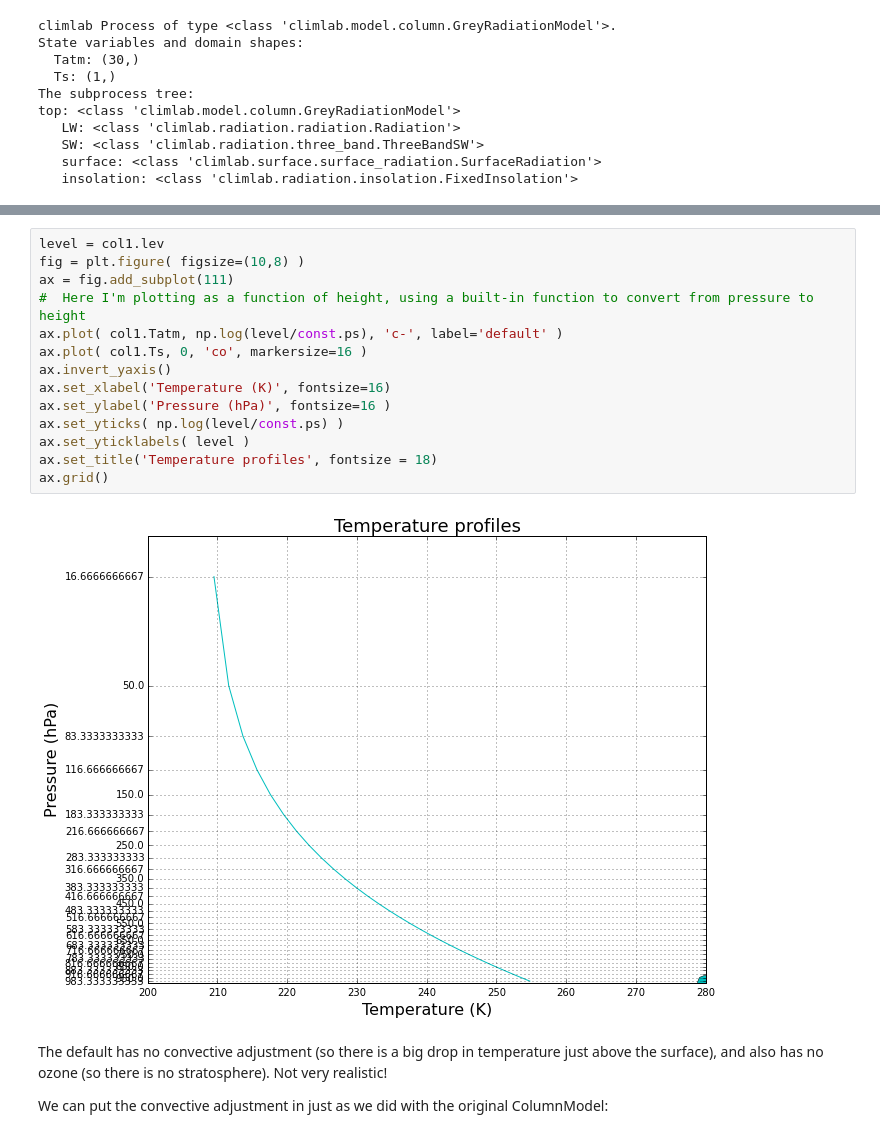
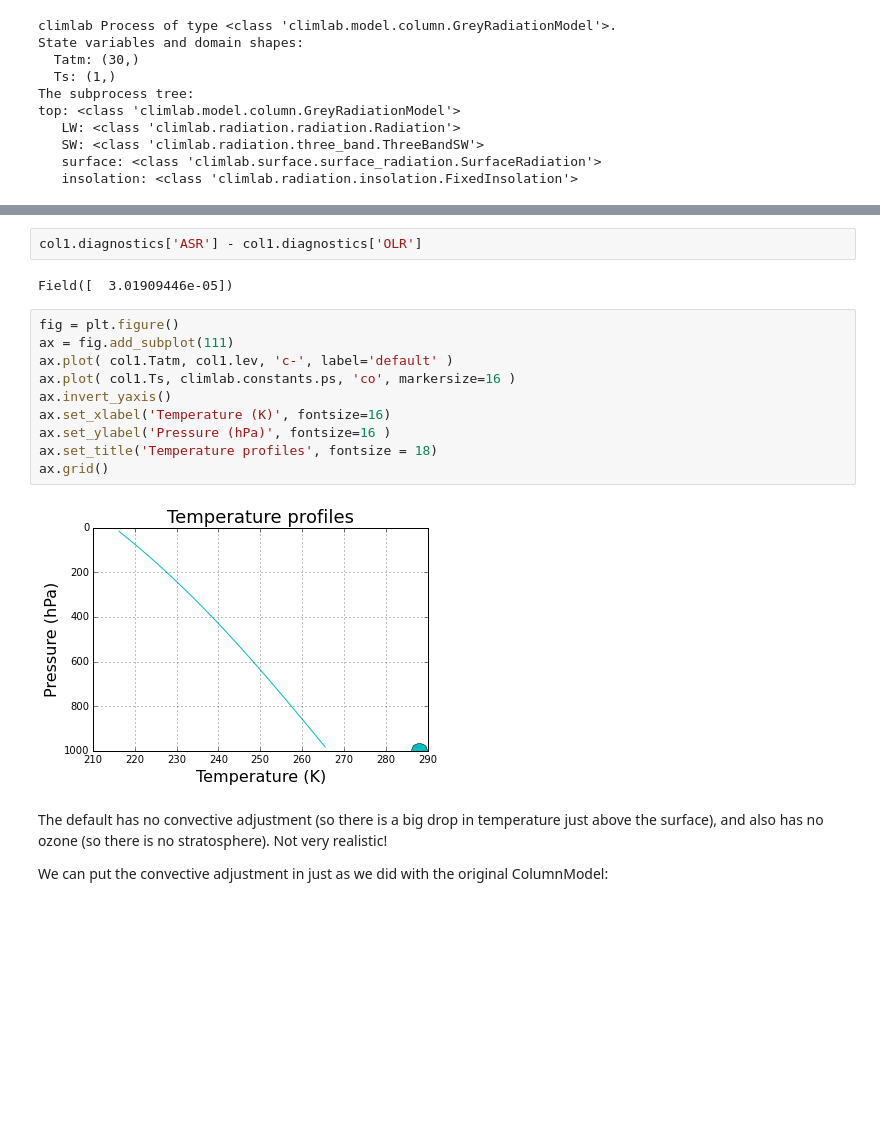
Before and after one commit to climlab/climlab, a Jupyter notebook: courseware/The spectral column model.ipynb, the cells around one changed output, grey strips where cells are left out. Saved outputs shown, nothing was run; the diff lists cells and outputs as text; blank space fills up the shorter version.

```diff
--- a/courseware/The spectral column model.ipynb
+++ b/courseware/The spectral column model.ipynb
@@ -52,19 +52,19 @@ Total elapsed time is 0.999336878378 years.
+# %%
+col1.diagnostics['ASR'] - col1.diagnostics['OLR']
+# %% [output]
+Field([  3.01909446e-05])
 # %%
-level = col1.lev
-fig = plt.figure( figsize=(10,8) )
+fig = plt.figure()
 ax = fig.add_subplot(111)
-#  Here I'm plotting as a function of height, using a built-in function to convert from pressure to height
-ax.plot( col1.Tatm, np.log(level/const.ps), 'c-', label='default' )
-ax.plot( col1.Ts, 0, 'co', markersize=16 )
+ax.plot( col1.Tatm, col1.lev, 'c-', label='default' )
+ax.plot( col1.Ts, climlab.constants.ps, 'co', markersize=16 )
 ax.invert_yaxis()
 ax.set_xlabel('Temperature (K)', fontsize=16)
 ax.set_ylabel('Pressure (hPa)', fontsize=16 )
-ax.set_yticks( np.log(level/const.ps) )
-ax.set_yticklabels( level )
 ax.set_title('Temperature profiles', fontsize = 18)
 ax.grid()
 # %% [output]
-[figure, old version]
+[figure, new version]
 # %% [markdown]
 The default has no convective adjustment (so there is a big drop in temperature just above the surface), and also has no ozone (so there is no stratosphere). Not very realistic!
 
```
Also changed, not shown: parts of 11 cells of this notebook, 3 other files.
